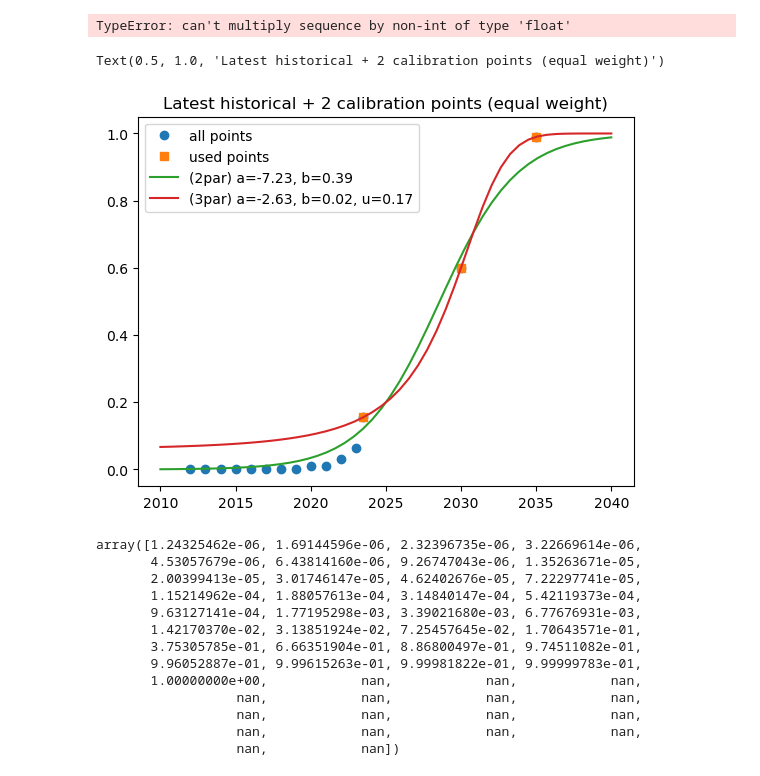
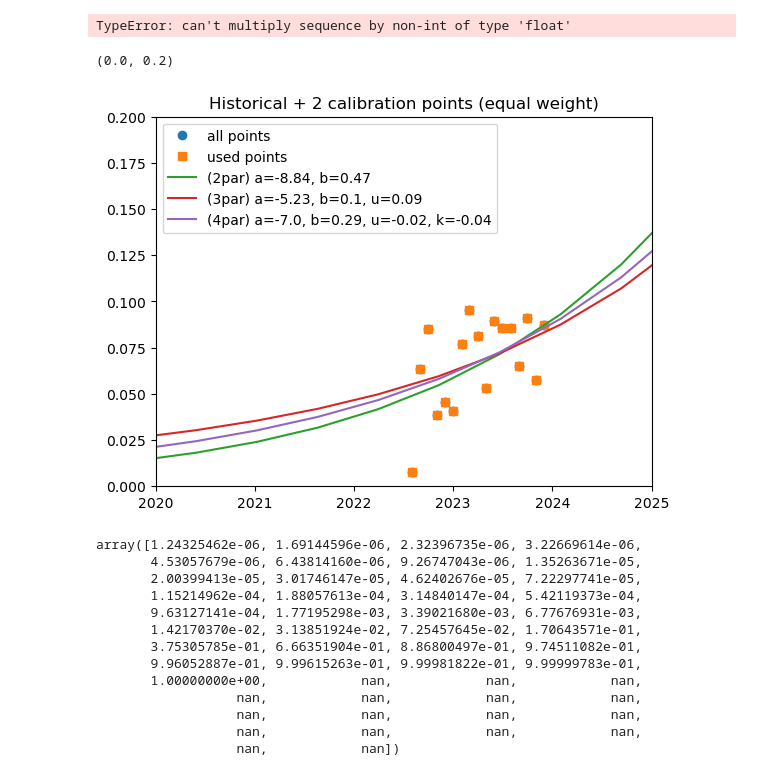
Before and after one commit to csiro-energy-systems/demand-forecasting, a Jupyter notebook: notebooks/logistic-curve-calibration.ipynb, the cells around one changed output. Drawn from its saved outputs; the diff is of its cells as text; code cells hidden in the pictures.

```diff
--- a/notebooks/logistic-curve-calibration.ipynb
+++ b/notebooks/logistic-curve-calibration.ipynb
@@ -142,8 +148,8 @@ f1 = 60 # percent
 t2 = 2035
 f2 = 99 # percent
 
-case = 3
-historical_scale_fac = 2
+case = 2
+historical_scale_fac = 1.0
 
 if case == 1:
     calibration_weight = 100 # ignore the calibration points
@@ -157,6 +163,11 @@ elif case == 3:
     calibration_weight = 1
     three_points_only = True
     title = "Latest historical + 2 calibration points (equal weight)"
+elif case == 4:
+    calibration_weight = 1
+    three_points_only = True
+    title = "Historical + 2 calibration points (equal weight)"
+
 
 base_year = 2010
 point_t = [2.0, 3.0, 4.0, 5.0, 6.0, 7.0, 8.0, 9.0, 10.0, 11.0, 12.0, 13.0, 13.5,t1-base_year,t2-base_year]
@@ -173,6 +184,18 @@ point_f = [0.0,
  0.01631809823372853,
  0.03235203415241532,
  0.07763658201784489,f1/100,f2/100]
+
+point_t = [12.58082191780818, 12.665753424657623, 12.747945205479482,
+       12.832876712328698, 12.915068493150784,               13.0,
+       13.084931506849216,  13.16164383561636, 13.246575342465803,
+       13.328767123287662, 13.413698630136878, 13.495890410958964,
+        13.58082191780818, 13.665753424657623, 13.747945205479482,
+       13.832876712328698, 13.915068493150784, t1-base_year,t2-base_year]
+point_f = [0.00749819, 0.06325077, 0.08515552, 0.03870152, 0.0455442 ,
+       0.04094977, 0.07686897, 0.09557466, 0.08125677, 0.0534304 ,
+       0.08924138, 0.08538894, 0.08586731, 0.06482242, 0.09130209,
+       0.05757566, 0.08744597, f1/100, f2/100]
+
 point_f[0:-2] = [f * historical_scale_fac for f in point_f[0:-2]]
 
 point_t = np.array(point_t)
@@ -208,35 +231,38 @@ p4_opt = curve_fit(f=logistic, xdata=point_t, ydata=point_f, p0=p_guess, sigma=s
 a = p4_opt[0][0]
 b = p4_opt[0][1]
 ax4.plot(
     t+base_year,
     logistic(t, a, b),
     label=f"(2par) a={round(a,2)}, b={round(b,2)}",
 )
 p43_opt = curve_fit(f=elog, xdata=point_t, ydata=point_f, p0=[a,b,0], sigma=sigma, xtol=xtol)
 a = p43_opt[0][0]
 b = p43_opt[0][1]
 u = p43_opt[0][2]
 ax4.plot(
     t+base_year,
     elog(t, a, b, u),
     label=f"(3par) a={round(a,2)}, b={round(b,2)}, u={round(u,2)}",
 )
 if not three_points_only:
     p44_opt = curve_fit(f=flog, xdata=point_t, ydata=point_f, p0=[a,b,u,0], sigma=sigma, xtol=xtol)
     a = p44_opt[0][0]
     b = p44_opt[0][1]
     u = p44_opt[0][2]
     k = p44_opt[0][3]
     ax4.plot(
         t+base_year,
         flog(t, a, b, u, k),
         label=f"(4par) a={round(a,2)}, b={round(b,2)}, u={round(u,2)}, k={round(k,2)}",
     )
 ax4.legend(loc="upper left");
 plt.title(title)
+# zoom in to x=[2020,2025] and y=[0,0.1]
+ax4.set_xlim([2020,2025])
+ax4.set_ylim([0,0.2])
 # %% [output]
-Text(0.5, 1.0, 'Latest historical + 2 calibration points (equal weight)')
+(0.0, 0.2)
-[figure, old version]
+[figure, new version]
 # %%
 flog(t, a, b, u, k)
 # %% [output]
```
Also changed, not shown: parts of 3 cells of this notebook, 39 other files.
